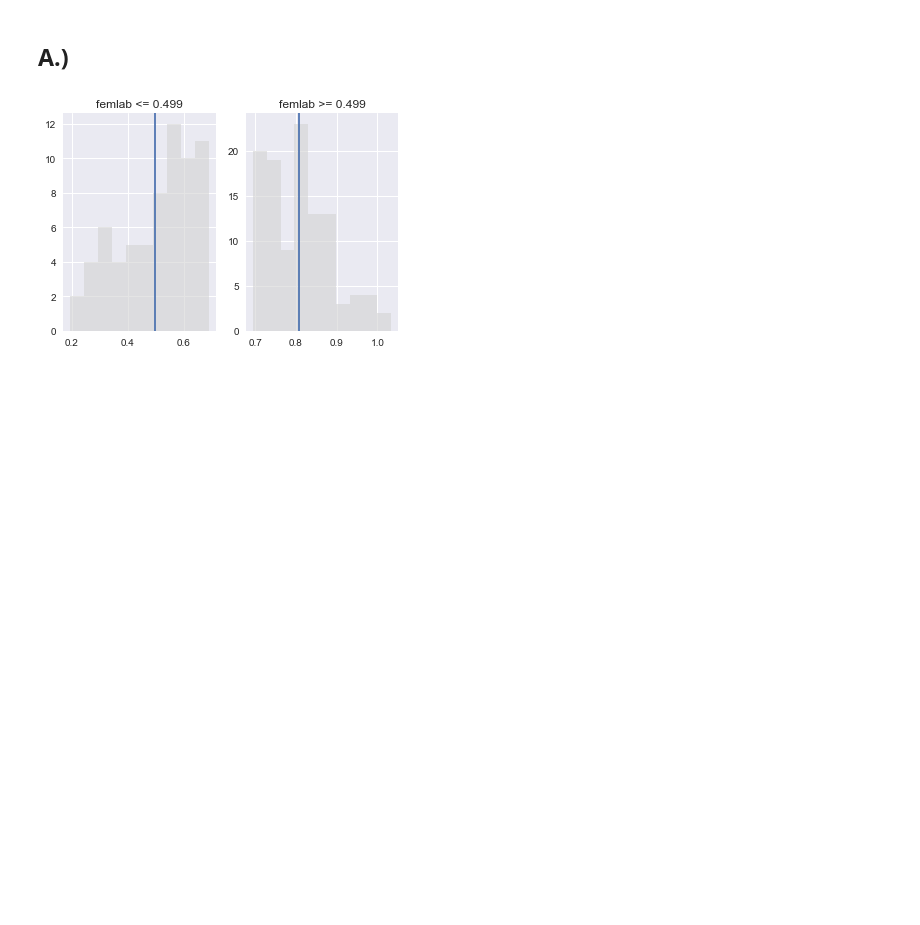
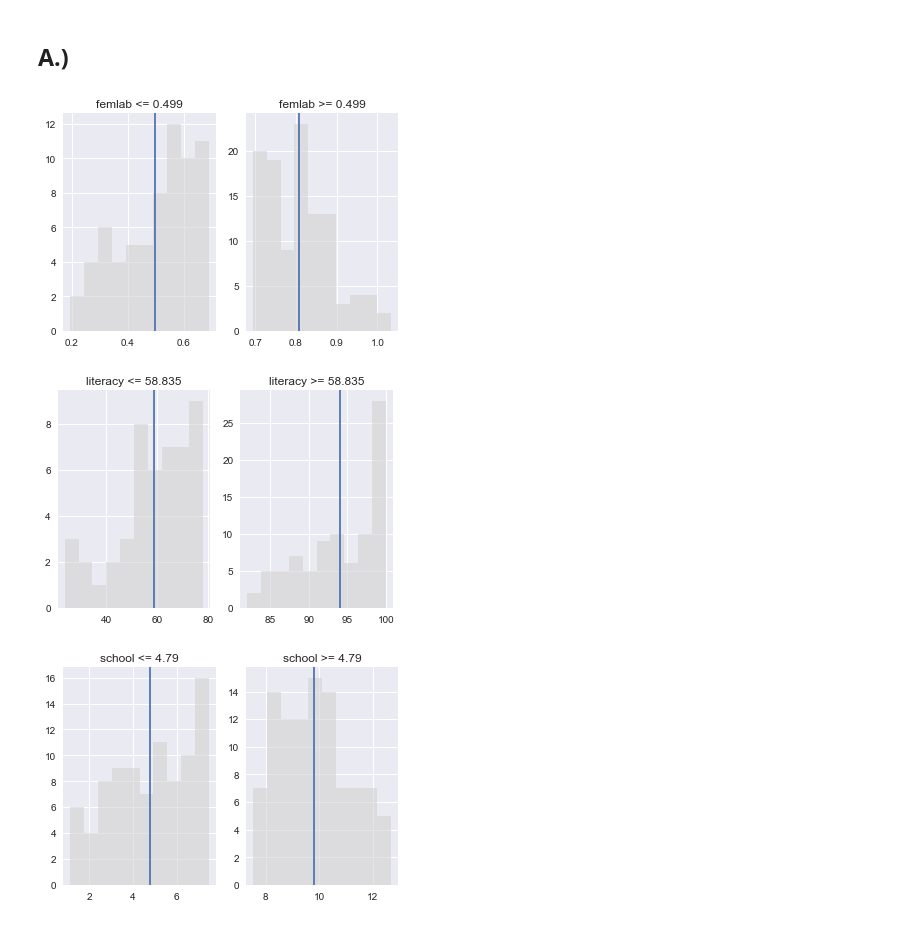
Before and after one commit to lporras/data-science-desafio, a Jupyter notebook: 2-modulo-fundamentos-data-science/hipótesis_y_correlación/desafios/graficos_y_correlacion/Desafio 2526 Gráficos y Correlación.ipynb, the cells around one changed output. Cells and saved outputs as stored; diff of their text form; code cells hidden in the pictures; blank space fills up the shorter version.

```diff
--- a/2-modulo-fundamentos-data-science/hipótesis_y_correlación/desafios/graficos_y_correlacion/Desafio 2526 Gráficos y Correlación.ipynb
+++ b/2-modulo-fundamentos-data-science/hipótesis_y_correlación/desafios/graficos_y_correlacion/Desafio 2526 Gráficos y Correlación.ipynb
@@ -70,24 +70,29 @@ A  continuación se  presenta una  serie de  gráficos construídos con matplotl
 # %%
 def binarize_histogram(dataframe, variable):
     tmp = dataframe
-    tmp['binarize'] = np.where(tmp[variable] > np.mean(tmp[variable]),
+    binarize_col = f"binarize_{variable}"
+    tmp[binarize_col] = np.where(tmp[variable] > np.mean(tmp[variable]),
                                               1,
                                               0)
-    hist_1 = tmp[tmp['binarize'] == 1][variable].dropna()
-    hist_0 = tmp[tmp['binarize'] == 0][variable].dropna()
+    hist_1 = tmp[tmp[binarize_col] == 1][variable].dropna()
+    hist_0 = tmp[tmp[binarize_col] == 0][variable].dropna()
     plt.subplot(1, 2, 1)
     plt.hist(hist_0, alpha=.6, color='lightgrey')
     plt.axvline(np.mean(hist_0))
     plt.title("{0} <= {1}".format(variable, round(np.mean(hist_0), 3)))
     plt.subplot(1, 2, 2)
     plt.hist(hist_1, alpha=.6, color='lightgrey')
     plt.axvline(np.mean(hist_1))
     plt.title("{0} >= {1}".format(variable, round(np.mean(hist_0), 3)))
     plt.show()
 
 binarize_histogram(df, 'femlab')
+binarize_histogram(df, 'literacy')
+binarize_histogram(df, 'school')
 # %% [output]
 [figure]
+[figure, added]
+[figure, added]
 # %%
 def vertical_mean_line(x, **kwargs):
     plt.axvline(x.mean(), **kwargs)
```
Also changed, not shown: parts of 5 cells of this notebook.
